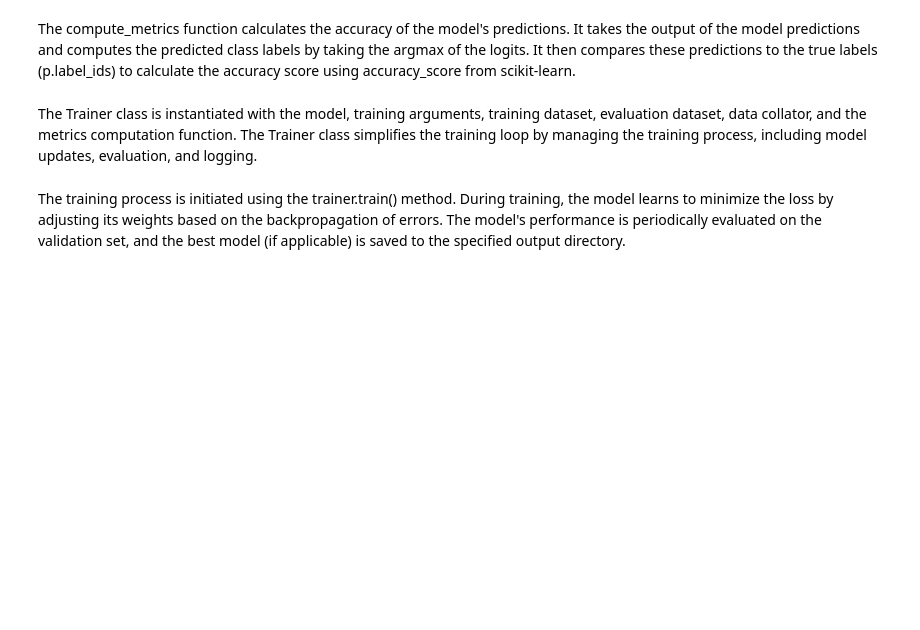
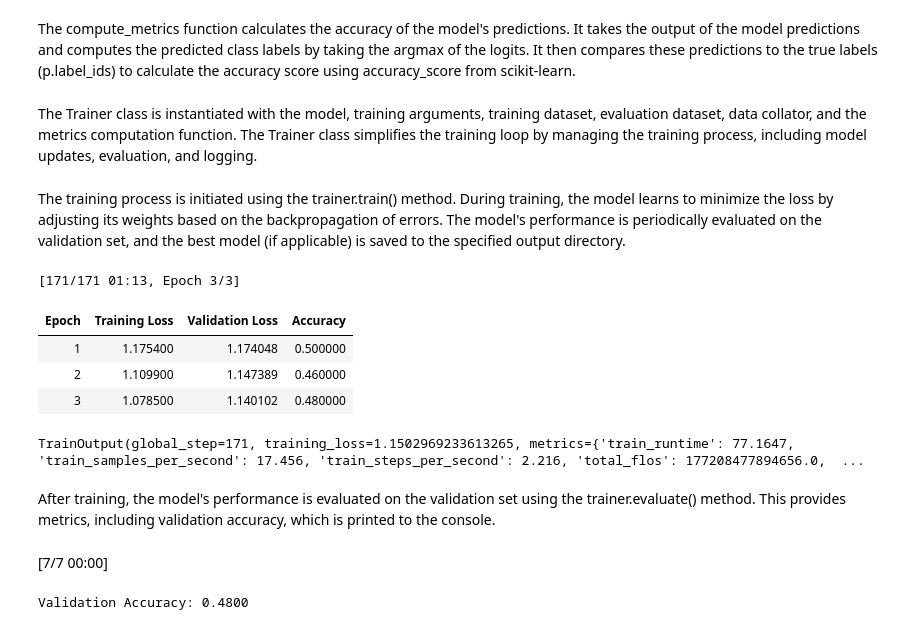
Before and after one commit to Srija-Swarna/Assignment-3---Individual-project, a Jupyter notebook: Assignment_3_Individual_project.ipynb, the cells around one changed output. Drawn from its saved outputs; the diff is of its cells as text; code cells hidden in the pictures; blank space fills up the shorter version.

```diff
--- a/Assignment_3_Individual_project.ipynb
+++ b/Assignment_3_Individual_project.ipynb
@@ -115,3 +115,22 @@ trainer = Trainer(
 )
 # %% [markdown]
 The training process is initiated using the trainer.train() method. During training, the model learns to minimize the loss by adjusting its weights based on the backpropagation of errors. The model's performance is periodically evaluated on the validation set, and the best model (if applicable) is saved to the specified output directory.
+# %%
+# Training the Model
+trainer.train()
+# %% [output]
+[171/171 01:13, Epoch 3/3]
+| Epoch | Training Loss | Validation Loss | Accuracy |
+| 1 | 1.175400 | 1.174048 | 0.500000 |
+| 2 | 1.109900 | 1.147389 | 0.460000 |
+| 3 | 1.078500 | 1.140102 | 0.480000 |
+TrainOutput(global_step=171, training_loss=1.1502969233613265, metrics={'train_runtime': 77.1647, 'train_samples_per_second': 17.456, 'train_steps_per_second': 2.216, 'total_flos': 177208477894656.0,  ...
+# %% [markdown]
+After training, the model's performance is evaluated on the validation set using the trainer.evaluate() method. This provides metrics, including validation accuracy, which is printed to the console.
+# %%
+# Evaluating the Model
+eval_results = trainer.evaluate()
+print(f"Validation Accuracy: {eval_results.get('eval_accuracy', 'N/A'):.4f}")
+# %% [output]
+[7/7 00:00]
+Validation Accuracy: 0.4800
```
